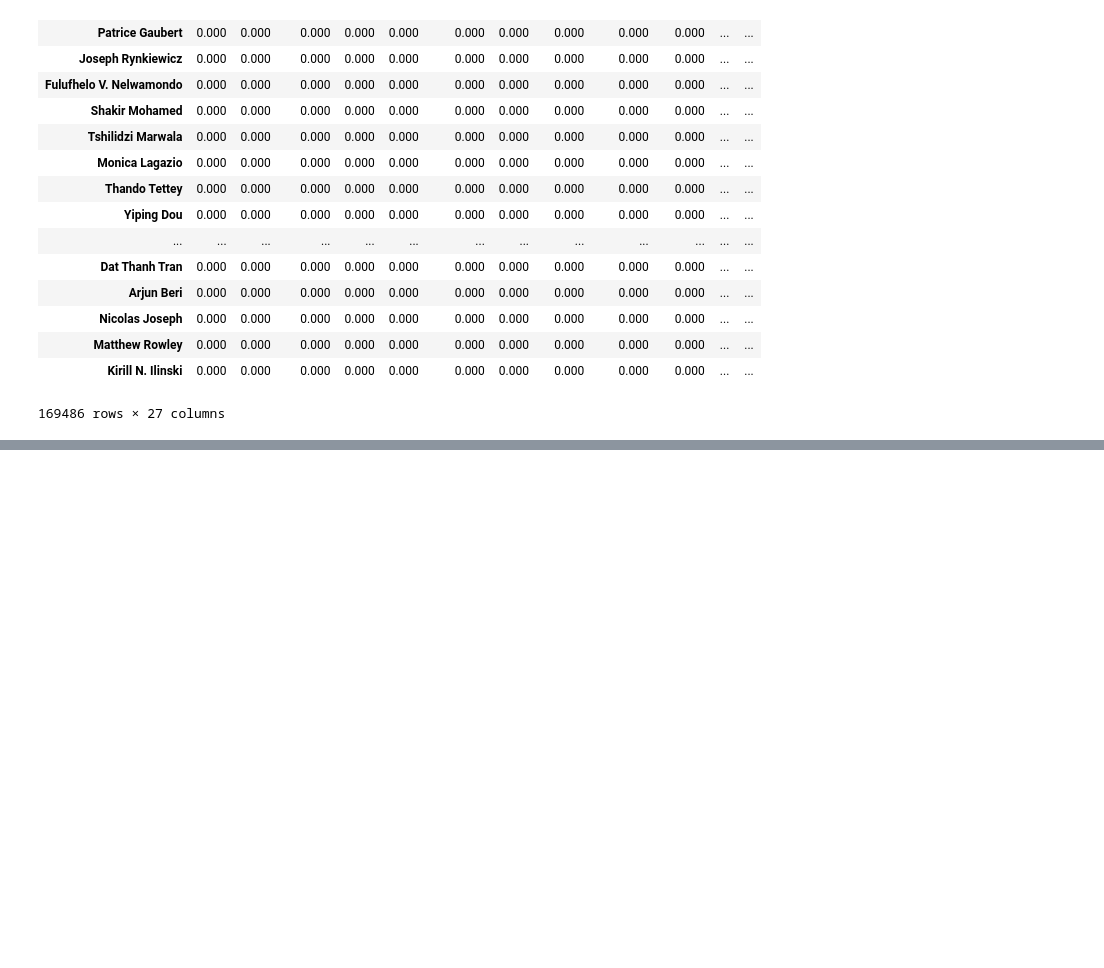
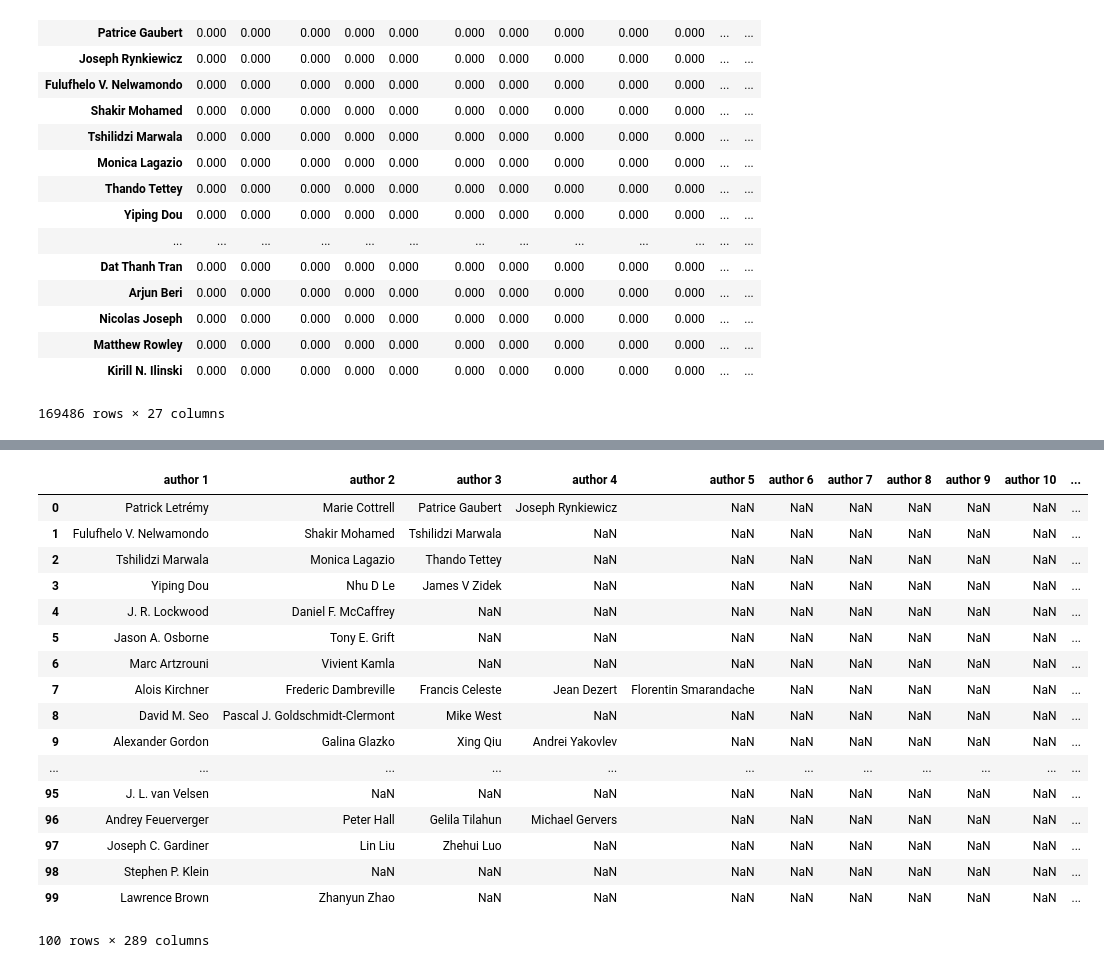
Before and after one commit to tunguyen17/arxiv_Web_scraping, a Jupyter notebook: Romero_P1.ipynb, the cells around one changed output, grey strips where cells are left out. Saved outputs shown, nothing was run; the diff lists cells and outputs as text; code cells hidden in the pictures; blank space fills up the shorter version.

```diff
--- a/Romero_P1.ipynb
+++ b/Romero_P1.ipynb
@@ -123,0 +146,21 @@ Credit_mat.iloc[i][j]
+# %%
+data_ndf.iloc[:100,:]
+# %% [output]
+|  | author 1 | author 2 | author 3 | author 4 | author 5 | author 6 | author 7 | author 8 | author 9 | author 10 | ... |
+| 0 | Patrick Letrémy | Marie Cottrell | Patrice Gaubert | Joseph Rynkiewicz | NaN | NaN | NaN | NaN | NaN | NaN | ... |
+| 1 | Fulufhelo V. Nelwamondo | Shakir Mohamed | Tshilidzi Marwala | NaN | NaN | NaN | NaN | NaN | NaN | NaN | ... |
+| 2 | Tshilidzi Marwala | Monica Lagazio | Thando Tettey | NaN | NaN | NaN | NaN | NaN | NaN | NaN | ... |
+| 3 | Yiping Dou | Nhu D Le | James V Zidek | NaN | NaN | NaN | NaN | NaN | NaN | NaN | ... |
+| 4 | J. R. Lockwood | Daniel F. McCaffrey | NaN | NaN | NaN | NaN | NaN | NaN | NaN | NaN | ... |
+| 5 | Jason A. Osborne | Tony E. Grift | NaN | NaN | NaN | NaN | NaN | NaN | NaN | NaN | ... |
+| 6 | Marc Artzrouni | Vivient Kamla | NaN | NaN | NaN | NaN | NaN | NaN | NaN | NaN | ... |
+| 7 | Alois Kirchner | Frederic Dambreville | Francis Celeste | Jean Dezert | Florentin Smarandache | NaN | NaN | NaN | NaN | NaN | ... |
+| 8 | David M. Seo | Pascal J. Goldschmidt-Clermont | Mike West | NaN | NaN | NaN | NaN | NaN | NaN | NaN | ... |
+| 9 | Alexander Gordon | Galina Glazko | Xing Qiu | Andrei Yakovlev | NaN | NaN | NaN | NaN | NaN | NaN | ... |
+| ... | ... | ... | ... | ... | ... | ... | ... | ... | ... | ... | ... |
+| 95 | J. L. van Velsen | NaN | NaN | NaN | NaN | NaN | NaN | NaN | NaN | NaN | ... |
+| 96 | Andrey Feuerverger | Peter Hall | Gelila Tilahun | Michael Gervers | NaN | NaN | NaN | NaN | NaN | NaN | ... |
+| 97 | Joseph C. Gardiner | Lin Liu | Zhehui Luo | NaN | NaN | NaN | NaN | NaN | NaN | NaN | ... |
+| 98 | Stephen P. Klein | NaN | NaN | NaN | NaN | NaN | NaN | NaN | NaN | NaN | ... |
+| 99 | Lawrence Brown | Zhanyun Zhao | NaN | NaN | NaN | NaN | NaN | NaN | NaN | NaN | ... |
+100 rows × 289 columns
```
Also changed, not shown: parts of 10 cells of this notebook.
